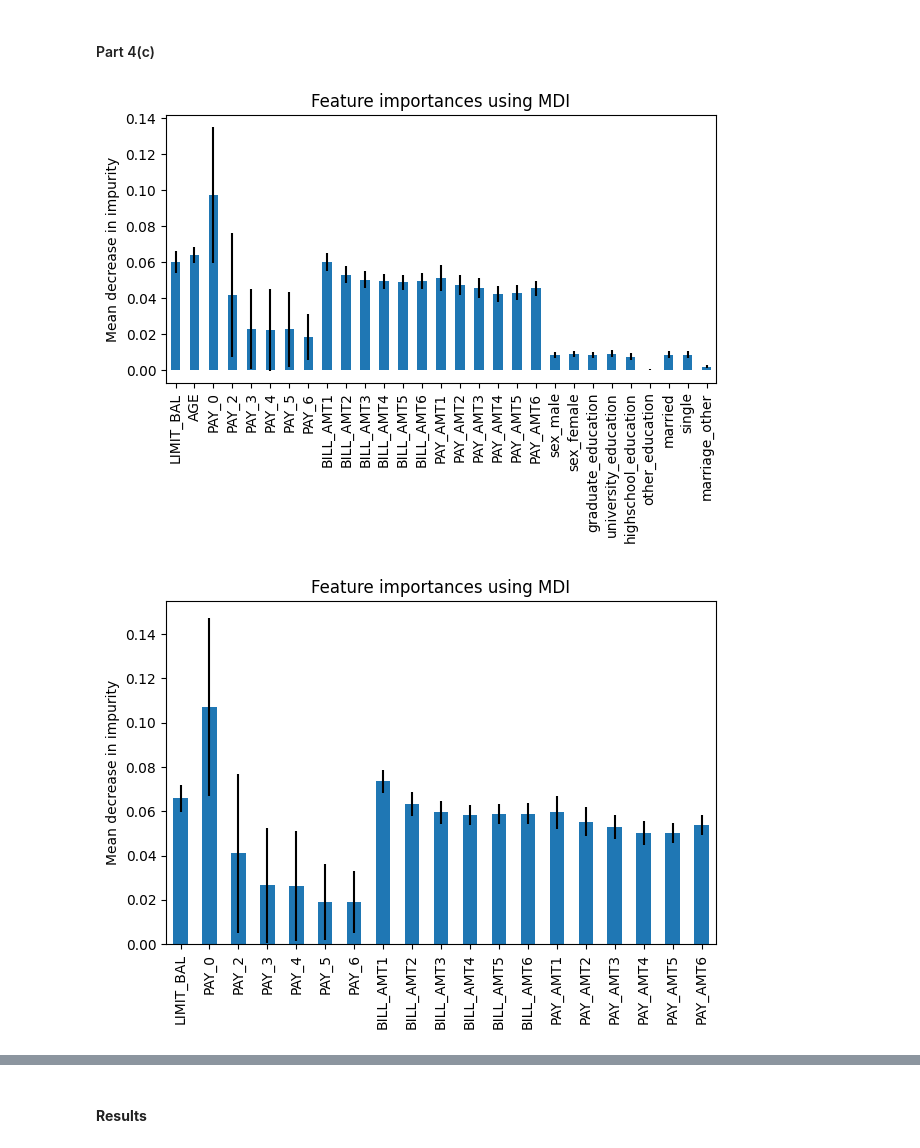
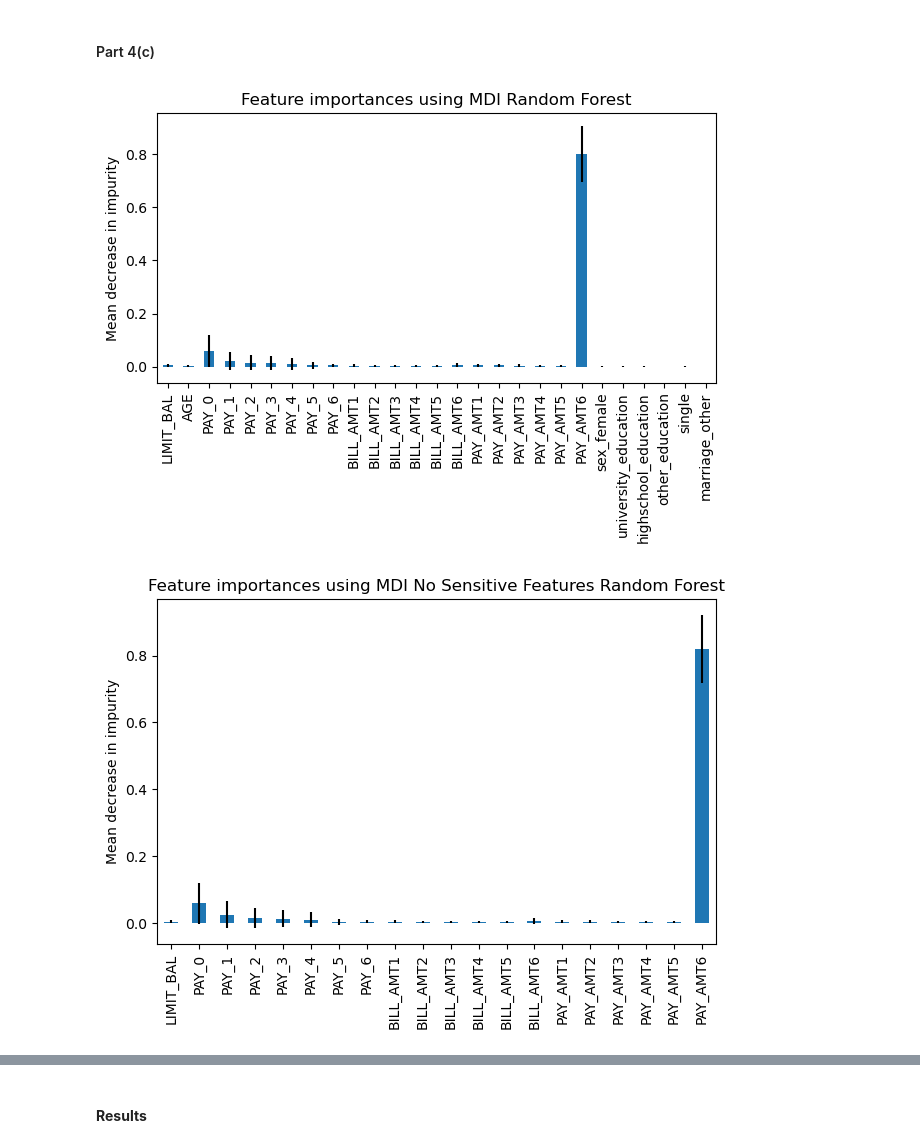
Before and after one commit to dylancvb/credit_risk_prediction, a Jupyter notebook: phase3.ipynb, the cells around one changed output, grey strips where cells are left out. Saved outputs shown, nothing was run; the diff lists cells and outputs as text; code cells hidden in the pictures.

```diff
--- a/phase3.ipynb
+++ b/phase3.ipynb
@@ -262,12 +264,15 @@ df = clean_df
 # Obtain our X and Y values
 Y = df['default payment next month']
 X = df.drop('default payment next month', axis=1)
+X = df.drop('sex_male',axis = 1)
+X = X.drop('graduate_education',axis=1)
+X = X.drop('married',axis=1)
 
 # Including all features
 X_train, X_test, y_train, y_test = train_test_split(X, Y, test_size=0.25,)
 
 # Don't evaluate on sensitive features
-protected_cols = ['graduate_education','university_education','highschool_education', 'other_education','married','single','marriage_other','sex_male','sex_female', 'AGE']
+protected_cols = ['university_education','highschool_education', 'other_education','single','marriage_other','sex_female', 'AGE']
 X_train1 = X_train.copy().drop(protected_cols, axis = 1)
 X_test1 = X_test.copy().drop(protected_cols, axis = 1)
 y_train1 = y_train
@@ -447,35 +459,35 @@ print("\n")
 #### Part 4(c)
 # %%
 importances = rf.feature_importances_
-forest_importances = pd.Series(importances, index=['LIMIT_BAL', 'AGE', 'PAY_0', 'PAY_2', 'PAY_3', 'PAY_4', 'PAY_5',
+forest_importances = pd.Series(importances, index=['LIMIT_BAL', 'AGE', 'PAY_0', 'PAY_1','PAY_2', 'PAY_3', 'PAY_4', 'PAY_5',
        'PAY_6', 'BILL_AMT1', 'BILL_AMT2', 'BILL_AMT3', 'BILL_AMT4',
        'BILL_AMT5', 'BILL_AMT6', 'PAY_AMT1', 'PAY_AMT2', 'PAY_AMT3',
-       'PAY_AMT4', 'PAY_AMT5', 'PAY_AMT6', 'sex_male', 'sex_female',
-       'graduate_education', 'university_education', 'highschool_education',
-       'other_education', 'married', 'single', 'marriage_other'])
+       'PAY_AMT4', 'PAY_AMT5', 'PAY_AMT6', 'sex_female',
+       'university_education', 'highschool_education',
+       'other_education', 'single', 'marriage_other'])
 
 fig, ax = plt.subplots()
 std = np.std([tree.feature_importances_ for tree in rf.estimators_], axis=0)
 forest_importances.plot.bar(yerr=std, ax=ax)
-ax.set_title("Feature importances using MDI")
+ax.set_title("Feature importances using MDI Random Forest")
 ax.set_ylabel("Mean decrease in impurity")
 fig.tight_layout()
 
 importances = rf1.feature_importances_
-forest_importances = pd.Series(importances, index=['LIMIT_BAL', 'PAY_0', 'PAY_2', 'PAY_3', 'PAY_4', 'PAY_5',
+forest_importances = pd.Series(importances, index=['LIMIT_BAL', 'PAY_0','PAY_1', 'PAY_2', 'PAY_3', 'PAY_4', 'PAY_5',
        'PAY_6', 'BILL_AMT1', 'BILL_AMT2', 'BILL_AMT3', 'BILL_AMT4',
        'BILL_AMT5', 'BILL_AMT6', 'PAY_AMT1', 'PAY_AMT2', 'PAY_AMT3',
        'PAY_AMT4', 'PAY_AMT5', 'PAY_AMT6'])
 
 fig, ax = plt.subplots()
 std = np.std([tree.feature_importances_ for tree in rf1.estimators_], axis=0)
 forest_importances.plot.bar(yerr=std, ax=ax)
-ax.set_title("Feature importances using MDI")
+ax.set_title("Feature importances using MDI No Sensitive Features Random Forest")
 ax.set_ylabel("Mean decrease in impurity")
 fig.tight_layout()
 # %% [output]
-[figure, old version]
+[figure, new version]
-[figure, old version]
+[figure, new version]
 # %%
 # AUC
 logreg_auc = roc_auc_score(y_test, logreg_preds)
```
Also changed, not shown: parts of 8 cells of this notebook.
